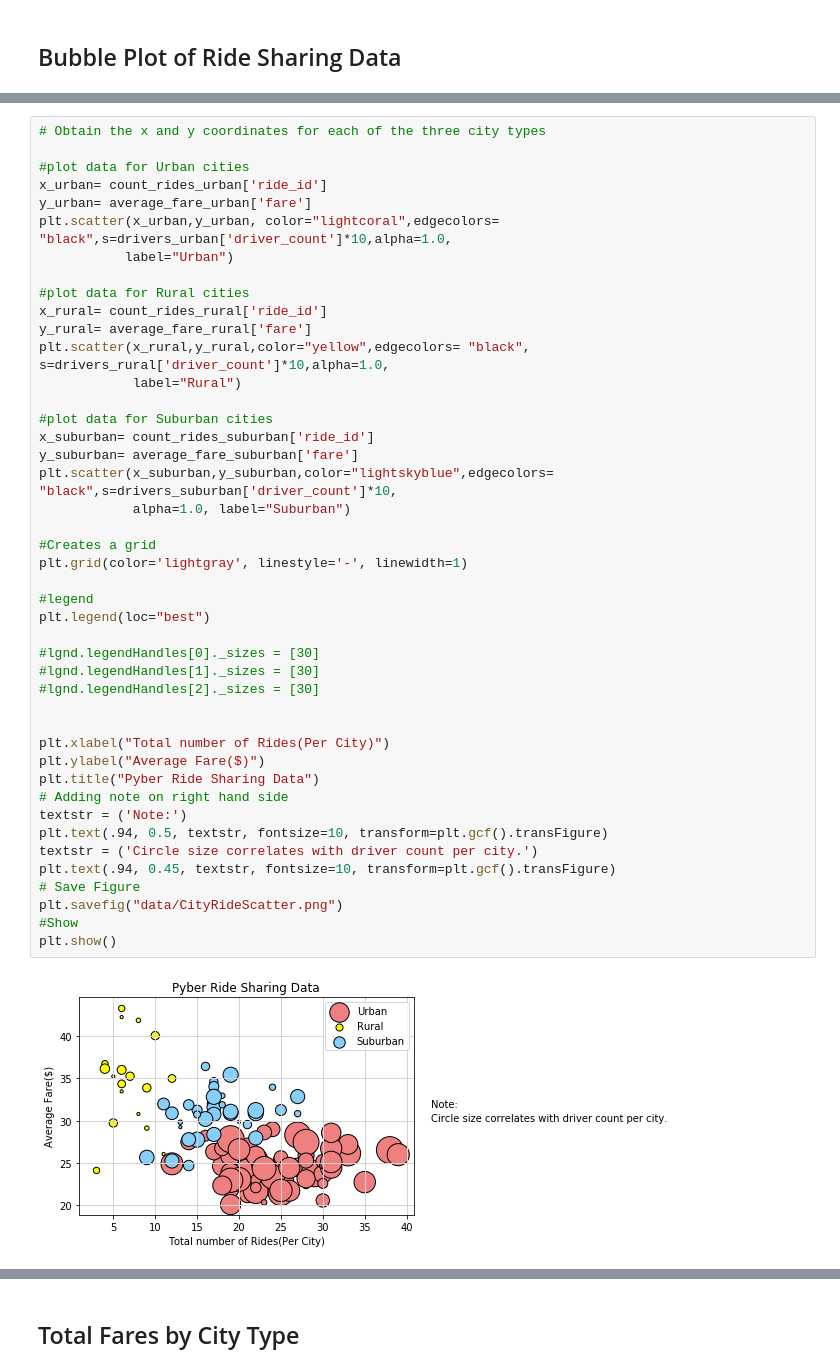
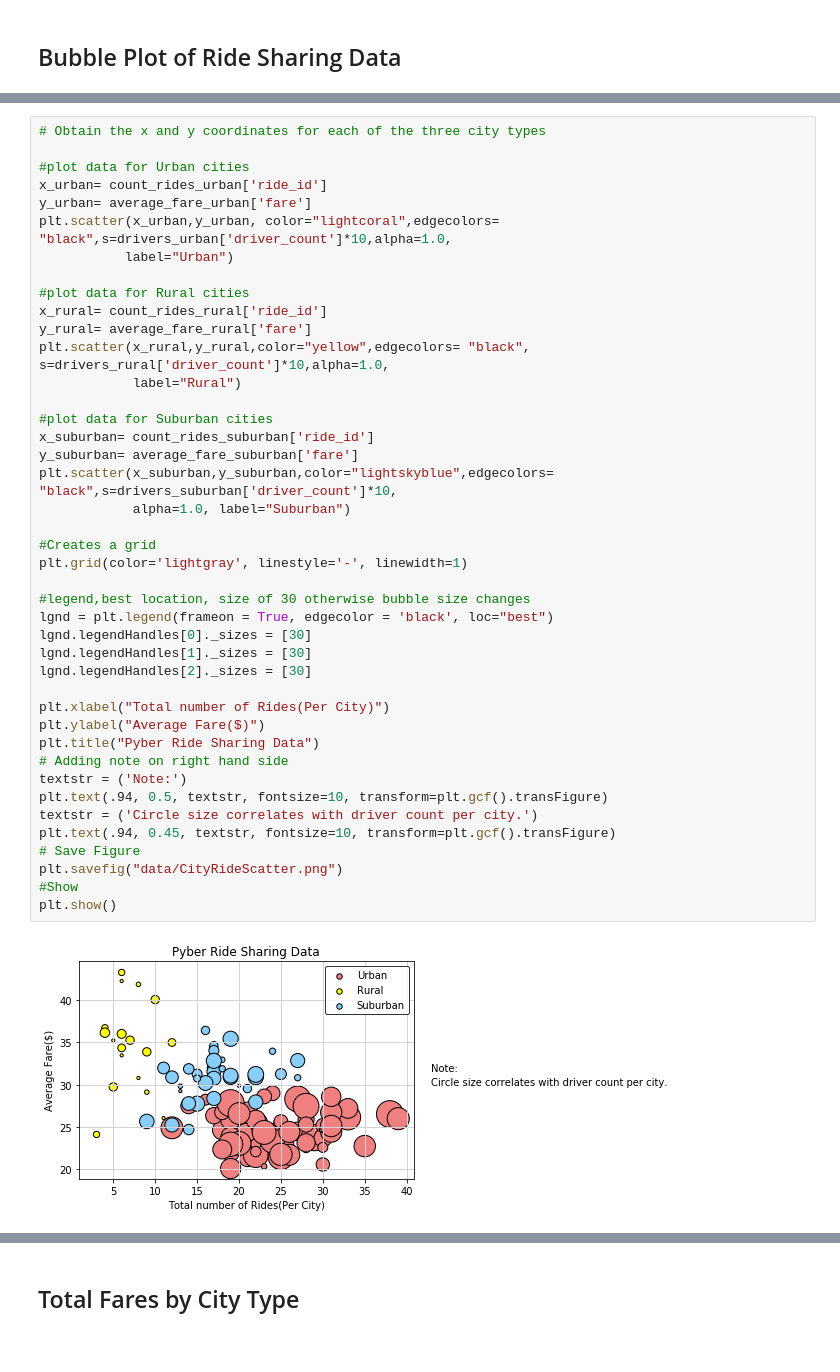
Before and after one commit to vabigdatamover/Barhorst_DataBootCamp_HW, a Jupyter notebook: Barhorst-Homework/Unit_5_Matplolib_Homework/Pyber/Barhorst_Matplotlib_v1.ipynb, the cells around one changed output, grey strips where cells are left out. Saved outputs shown, nothing was run; the diff lists cells and outputs as text.

```diff
--- a/Barhorst-Homework/Unit_5_Matplolib_Homework/Pyber/Barhorst_Matplotlib_v1.ipynb
+++ b/Barhorst-Homework/Unit_5_Matplolib_Homework/Pyber/Barhorst_Matplotlib_v1.ipynb
@@ -59,38 +44,36 @@ plt.scatter(x_urban,y_urban, color="lightcoral",edgecolors= "black",s=drivers_ur
 
 #plot data for Rural cities
 x_rural= count_rides_rural['ride_id']
 y_rural= average_fare_rural['fare']
 plt.scatter(x_rural,y_rural,color="yellow",edgecolors= "black", s=drivers_rural['driver_count']*10,alpha=1.0,
             label="Rural")
 
 #plot data for Suburban cities
 x_suburban= count_rides_suburban['ride_id']
 y_suburban= average_fare_suburban['fare']
 plt.scatter(x_suburban,y_suburban,color="lightskyblue",edgecolors= "black",s=drivers_suburban['driver_count']*10,
             alpha=1.0, label="Suburban")
 
 #Creates a grid
 plt.grid(color='lightgray', linestyle='-', linewidth=1)
 
-#legend
-plt.legend(loc="best")
-
-#lgnd.legendHandles[0]._sizes = [30]
-#lgnd.legendHandles[1]._sizes = [30]
-#lgnd.legendHandles[2]._sizes = [30]
-
+#legend,best location, size of 30 otherwise bubble size changes
+lgnd = plt.legend(frameon = True, edgecolor = 'black', loc="best")
+lgnd.legendHandles[0]._sizes = [30]
+lgnd.legendHandles[1]._sizes = [30]
+lgnd.legendHandles[2]._sizes = [30]
 
 plt.xlabel("Total number of Rides(Per City)")
 plt.ylabel("Average Fare($)")
 plt.title("Pyber Ride Sharing Data")
 # Adding note on right hand side
 textstr = ('Note:')
 plt.text(.94, 0.5, textstr, fontsize=10, transform=plt.gcf().transFigure)
 textstr = ('Circle size correlates with driver count per city.')
 plt.text(.94, 0.45, textstr, fontsize=10, transform=plt.gcf().transFigure)
 # Save Figure
 plt.savefig("data/CityRideScatter.png")
 #Show
 plt.show()
 # %% [output]
-[figure, old version]
+[figure, new version]
```
Also changed, not shown: parts of 7 cells of this notebook, 4 other files.
